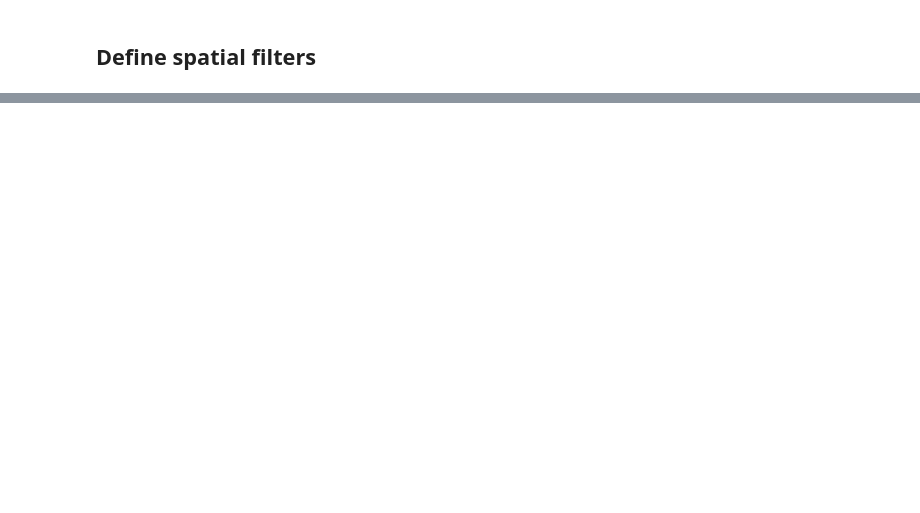
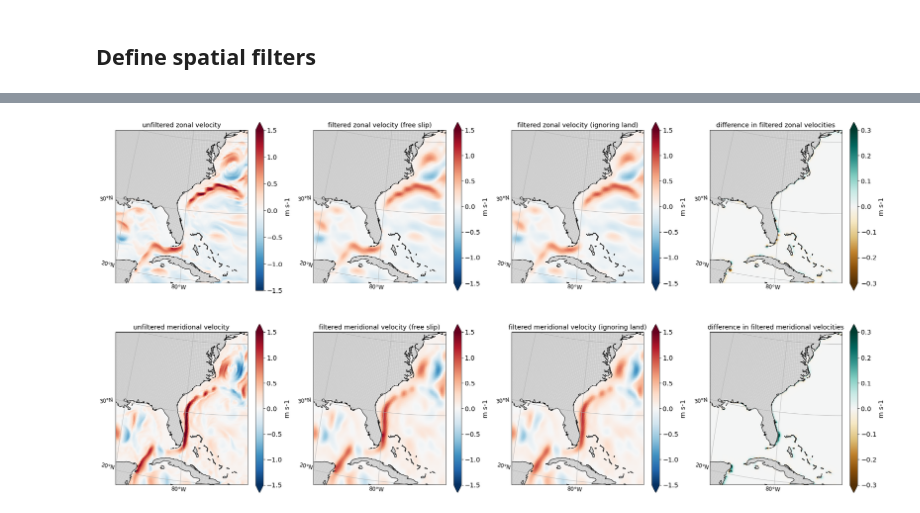
Before and after one commit to ocean-eddy-cpt/gcm-filters-paper, a Jupyter notebook: boundary_unaware_filter.ipynb, the cells around one changed output, grey strips where cells are left out. Cells and saved outputs as stored; diff of their text form; code cells hidden in the pictures; blank space fills up the shorter version.

Commit message:
Update notebook to viscosity-based filter and MOM6 velocities

```diff
--- a/boundary_unaware_filter.ipynb
+++ b/boundary_unaware_filter.ipynb
@@ -130,0 +180,4 @@ array(6.029466)
+# %%
+(u_filtered, v_filtered) = filter_visc_100km.apply_to_vector(ds_tmp.u, ds_tmp.v, dims=['yh', 'xh'])
+# %%
+(u_filtered_unaware, v_filtered_unaware) = filter_visc_100km_boundary_unaware.apply_to_vector(ds_tmp.u.fillna(value=0), ds_tmp.v.fillna(value=0), dims=['yh', 'xh'])
@@ -130,0 +193,69 @@ array(6.029466)
+# %%
+from matplotlib import cm
+cmap = cm.get_cmap('RdBu_r')
+cmap.set_bad(color='0.8', alpha=0.5)
+
+cmap2 = cm.get_cmap('BrBG')
+cmap2.set_bad(color='0.8', alpha=0.5)
+# %%
+import matplotlib.pylab as pylab
+params = {'legend.fontsize': 'large',
+         'axes.labelsize': 'large',
+         'axes.titlesize':'large',
+         'xtick.labelsize':'large',
+         'ytick.labelsize':'large',
+         'font.size': 12}
+pylab.rcParams.update(params)
+# %%
+tmpu = u.assign_coords({'geolat': ds_static['geolat_u'], 'geolon': ds_static['geolon_u']})
+tmpv = v.assign_coords({'geolat': ds_static['geolat_v'], 'geolon': ds_static['geolon_v']})
+tmpu_filtered = ds_tmp.u_filtered.assign_coords({'geolat': ds_static['geolat_u'], 'geolon': ds_static['geolon_u']})
+tmpv_filtered = ds_tmp.v_filtered.assign_coords({'geolat': ds_static['geolat_v'], 'geolon': ds_static['geolon_v']})
+tmpu_filtered_unaware = ds_tmp.u_filtered_unaware.assign_coords({'geolat': ds_static['geolat_u'], 'geolon': ds_static['geolon_u']})
+tmpv_filtered_unaware = ds_tmp.v_filtered_unaware.assign_coords({'geolat': ds_static['geolat_v'], 'geolon': ds_static['geolon_v']})
+
+central_lon = -70
+central_lat = 40
+vmax = 1.5
+
+fig,axs = plt.subplots(2,4,figsize=(30,15),subplot_kw={'projection':ccrs.Orthographic(central_lon, central_lat)})
+
+tmpu.where(ds_static.wet_u).plot(ax=axs[0,0], x='geolon', y='geolat', vmin=-vmax, vmax=vmax, cmap=cmap, cbar_kwargs={'label': 'm s-1'},
+                transform=ccrs.PlateCarree())
+tmpv.where(ds_static.wet_v).plot(ax=axs[1,0], x='geolon', y='geolat', vmin=-vmax, vmax=vmax, cmap=cmap, cbar_kwargs={'label': 'm s-1'},
+                transform=ccrs.PlateCarree())
+tmpu_filtered.where(ds_static.wet_u).plot(ax=axs[0,1], x='geolon', y='geolat', vmin=-vmax, vmax=vmax, cmap=cmap, cbar_kwargs={'label': 'm s-1'},
+                transform=ccrs.PlateCarree())
+tmpv_filtered.where(ds_static.wet_v).plot(ax=axs[1,1], x='geolon', y='geolat', vmin=-vmax, vmax=vmax, cmap=cmap, cbar_kwargs={'label': 'm s-1'},
+                transform=ccrs.PlateCarree())
+tmpu_filtered_unaware.where(ds_static.wet_u).plot(ax=axs[0,2], x='geolon', y='geolat', vmin=-vmax, vmax=vmax, cmap=cmap, cbar_kwargs={'label': 'm s-1'},
+                transform=ccrs.PlateCarree())
+tmpv_filtered_unaware.where(ds_static.wet_v).plot(ax=axs[1,2], x='geolon', y='geolat', vmin=-vmax, vmax=vmax, cmap=cmap, cbar_kwargs={'label': 'm s-1'},
+                transform=ccrs.PlateCarree())
+(tmpu_filtered - tmpu_filtered_unaware).where(ds_static.wet_u).plot(ax=axs[0,3], x='geolon', y='geolat', vmin=-0.3, vmax=0.3, cmap=cmap2, cbar_kwargs={'label': 'm s-1'},
+                transform=ccrs.PlateCarree())
+(tmpv_filtered - tmpv_filtered_unaware).where(ds_static.wet_v).plot(ax=axs[1,3], x='geolon', y='geolat', vmin=-0.3, vmax=0.3, cmap=cmap2, cbar_kwargs={'label': 'm s-1'},
+                transform=ccrs.PlateCarree())
+
+for ax in axs.flatten():
+    ax.coastlines()
+    ax.set_extent([-90, -70, 20, 40], crs=ccrs.PlateCarree())
+    gl = ax.gridlines(draw_labels=True)
+    gl.xlocator = mticker.FixedLocator([-90,-80,-70])
+    gl.ylocator = mticker.FixedLocator([20,30,40,50])
+    gl.top_labels = False
+    gl.right_labels = False
+
+
+axs[0,0].set(title='unfiltered zonal velocity')
+axs[0,1].set(title='filtered zonal velocity (free slip)')
+axs[0,2].set(title='filtered zonal velocity (ignoring land)')
+axs[0,3].set(title='difference in filtered zonal velocities')
+axs[1,0].set(title='unfiltered meridional velocity')
+axs[1,1].set(title='filtered meridional velocity (free slip)')
+axs[1,2].set(title='filtered meridional velocity (ignoring land)')
+axs[1,3].set(title='difference in filtered meridional velocities')
+
+plt.savefig('figures/viscosity_filter_1000km.png',dpi=400,bbox_inches='tight',pad_inches=0)
+# %% [output]
+[figure, added]
```
Also changed, not shown: parts of 33 cells of this notebook.
